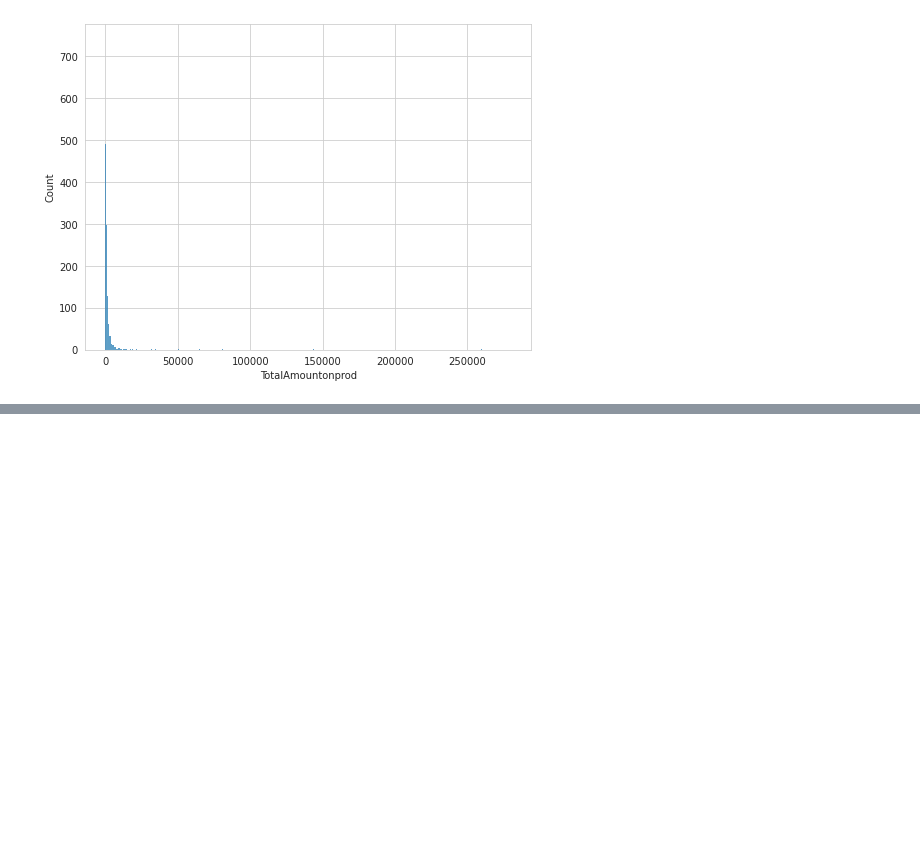
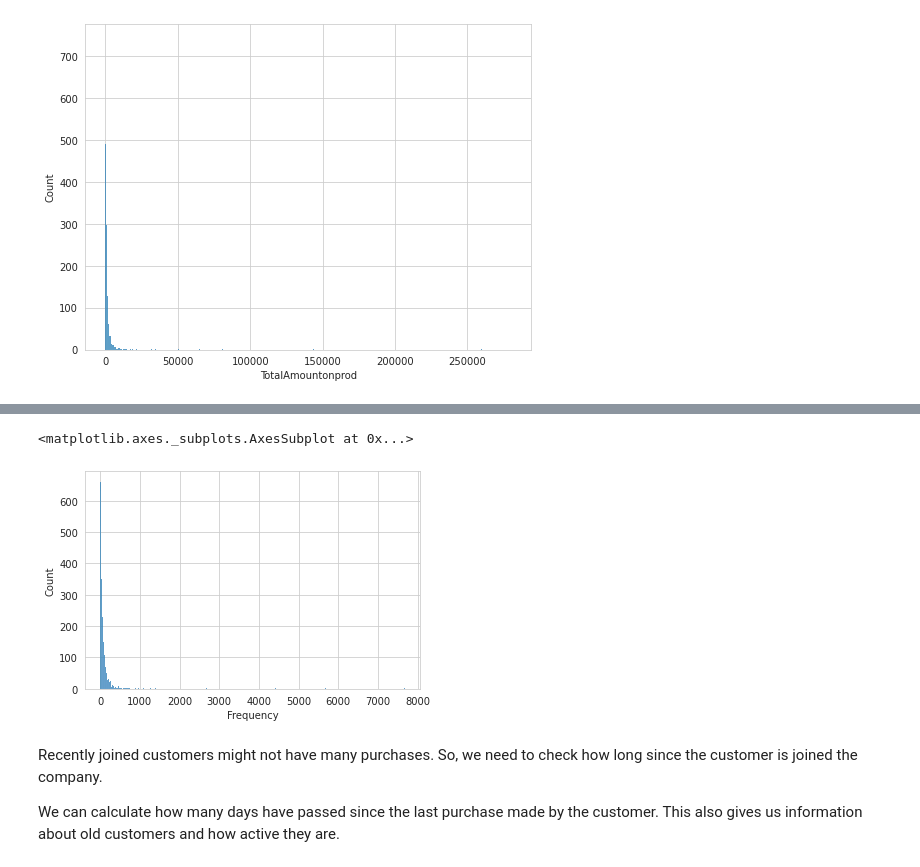
Before and after one commit to Vridhip/Online_Retail_Customer_Segmentation, a Jupyter notebook: Vridhi_Parmar_Online_Retail_Customer_Segmentation_.ipynb, the cells around one changed output, grey strips where cells are left out. Drawn from its saved outputs; the diff is of its cells as text; code cells hidden in the pictures; blank space fills up the shorter version.

```diff
--- a/Vridhi_Parmar_Online_Retail_Customer_Segmentation_.ipynb
+++ b/Vridhi_Parmar_Online_Retail_Customer_Segmentation_.ipynb
@@ -299,0 +309,5 @@ sns.histplot(Total_sales['TotalAmountonprod'])
+# %%
+Total_sales.drop(columns=['Quantity', 'UnitPrice'], inplace=True)
+# %%
+Total_sales['Frequency'] = data.groupby('CustomerID')['TotalAmountonprod'].count().values
+Total_sales.head()
@@ -299,0 +321,11 @@ sns.histplot(Total_sales['TotalAmountonprod'])
+# %%
+# plot Frequency
+
+sns.histplot(Total_sales['Frequency'])
+# %% [output]
+<matplotlib.axes._subplots.AxesSubplot at 0x...>
+[figure, added]
+# %% [markdown]
+Recently joined customers might not have many purchases. So, we need to check how long since the customer is joined the company.
+
+We can calculate how many days have passed since the last purchase made by the customer. This also gives us information about old customers and how active they are.
```
Also changed, not shown: parts of 19 cells of this notebook.
